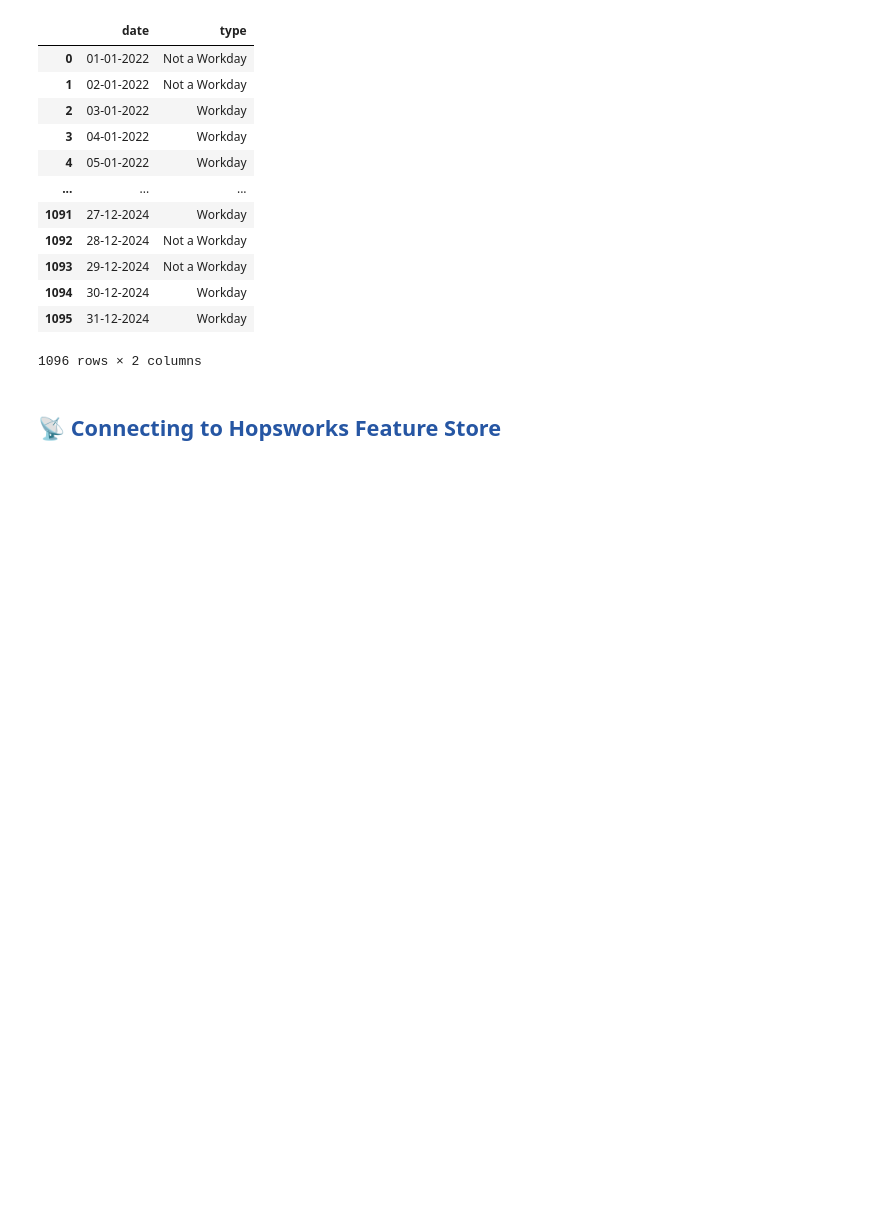
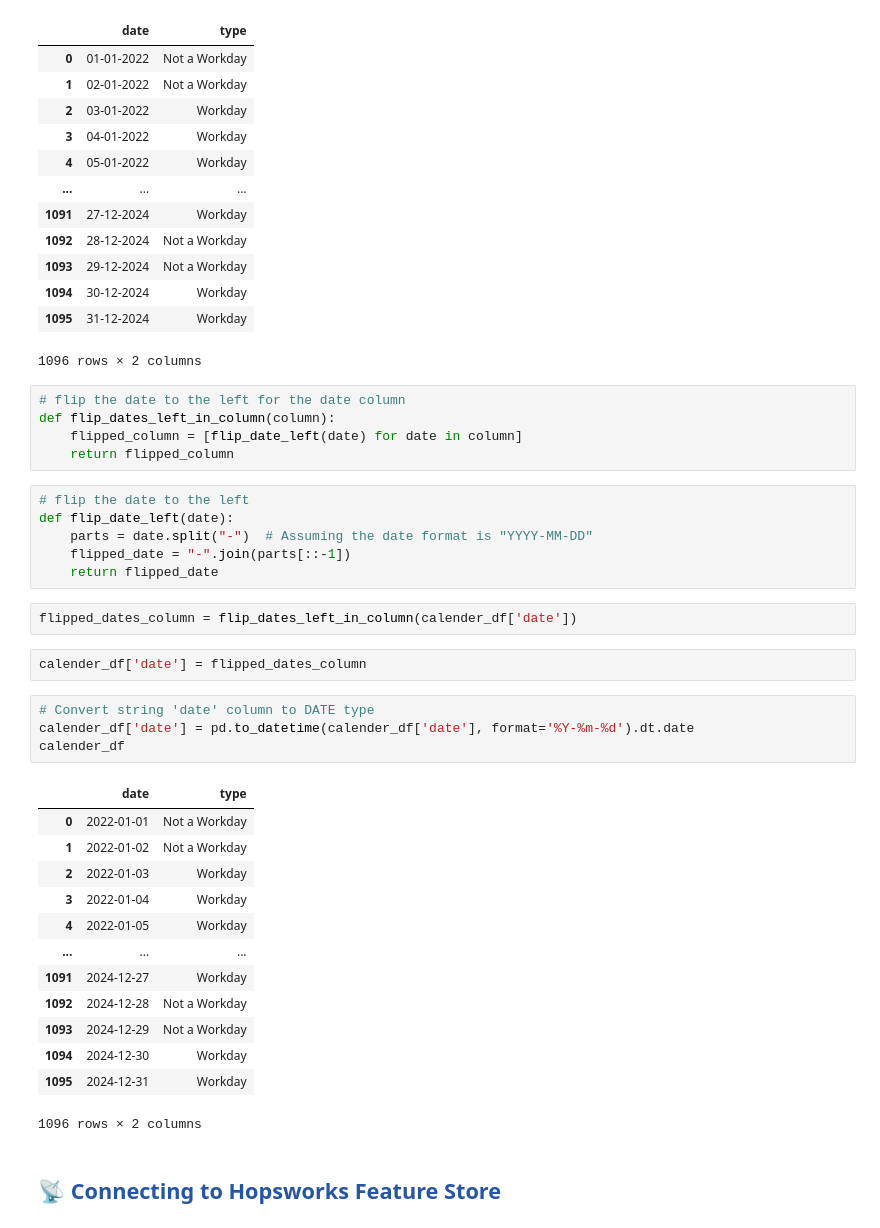
Before and after one commit to Camillahannesbo/BDS_MLOPs_Assignment, a Jupyter notebook: 1_feature_backfill.ipynb, the cells around one changed output. Cells and saved outputs as stored; diff of their text form; blank space fills up the shorter version.

Commit message:
change date to DATE type with pd.timedate

```diff
--- a/1_feature_backfill.ipynb
+++ b/1_feature_backfill.ipynb
@@ -139,6 +145,39 @@ calender_df
 | 1094 | 30-12-2024 | Workday |
 | 1095 | 31-12-2024 | Workday |
 1096 rows × 2 columns
+# %%
+# flip the date to the left for the date column
+def flip_dates_left_in_column(column):
+    flipped_column = [flip_date_left(date) for date in column]
+    return flipped_column
+# %%
+# flip the date to the left
+def flip_date_left(date):
+    parts = date.split("-")  # Assuming the date format is "YYYY-MM-DD"
+    flipped_date = "-".join(parts[::-1])
+    return flipped_date
+# %%
+flipped_dates_column = flip_dates_left_in_column(calender_df['date'])
+# %%
+calender_df['date'] = flipped_dates_column
+# %%
+# Convert string 'date' column to DATE type
+calender_df['date'] = pd.to_datetime(calender_df['date'], format='%Y-%m-%d').dt.date
+calender_df
+# %% [output]
+|  | date | type |
+| 0 | 2022-01-01 | Not a Workday |
+| 1 | 2022-01-02 | Not a Workday |
+| 2 | 2022-01-03 | Workday |
+| 3 | 2022-01-04 | Workday |
+| 4 | 2022-01-05 | Workday |
+| ... | ... | ... |
+| 1091 | 2024-12-27 | Workday |
+| 1092 | 2024-12-28 | Not a Workday |
+| 1093 | 2024-12-29 | Not a Workday |
+| 1094 | 2024-12-30 | Workday |
+| 1095 | 2024-12-31 | Workday |
+1096 rows × 2 columns
 # %% [markdown]
 ## <span style="color:#2656a3;"> 📡 Connecting to Hopsworks Feature Store
 # %%
```
Also changed, not shown: parts of 2 cells of this notebook.
